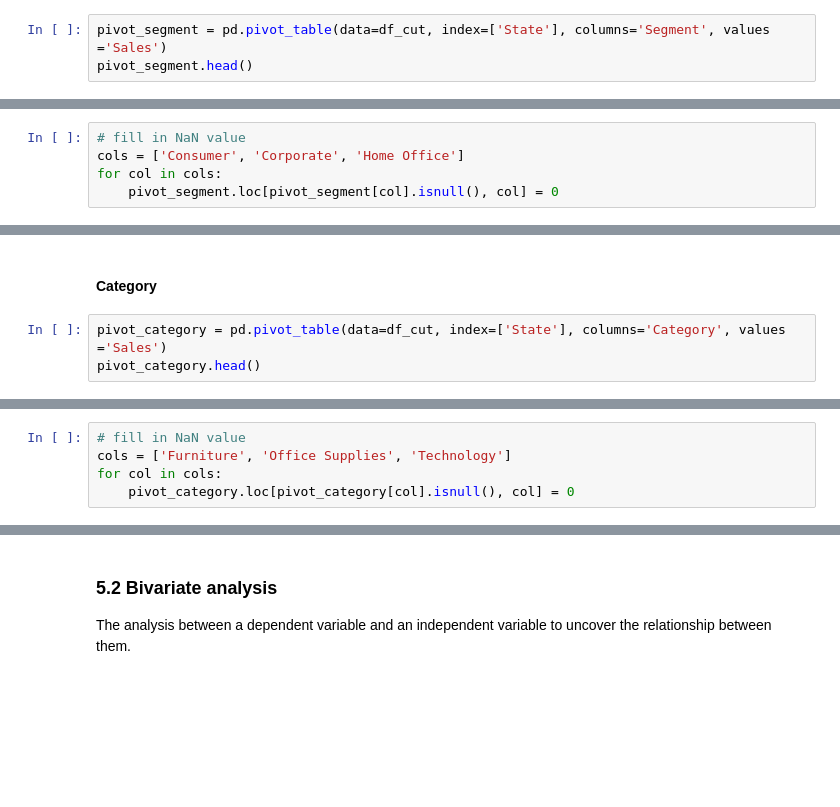
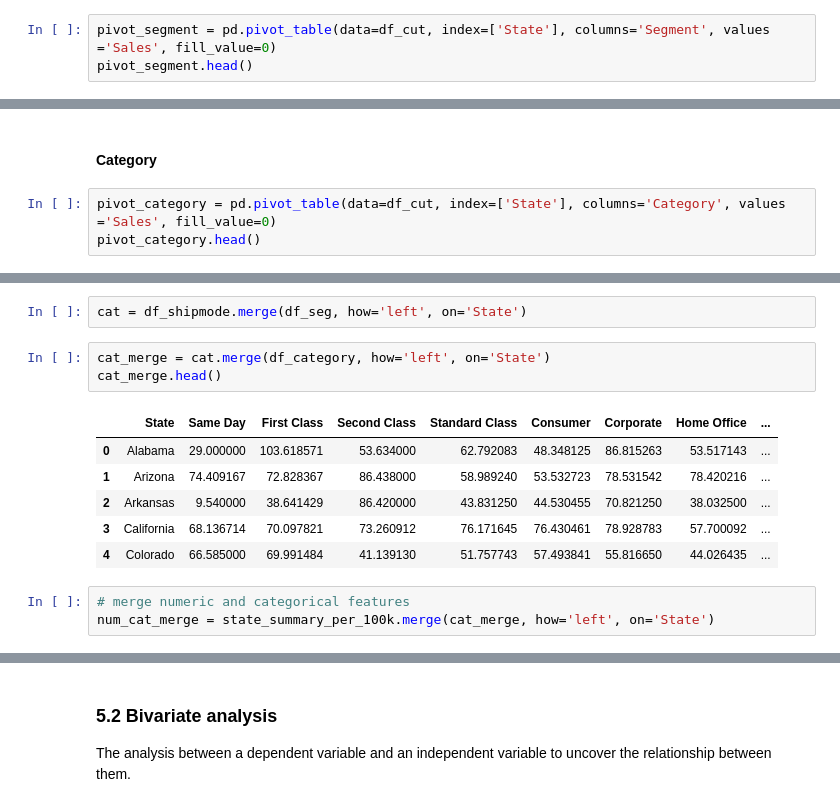
Before and after one commit to livia360/Captone_project2, a Jupyter notebook: Part1_data_wrangling_and_EDA.ipynb, the cells around one changed output, grey strips where cells are left out. Saved outputs shown, nothing was run; the diff lists cells and outputs as text; blank space fills up the shorter version.

```diff
--- a/Part1_data_wrangling_and_EDA.ipynb
+++ b/Part1_data_wrangling_and_EDA.ipynb
@@ -770,5 +911,5 @@ df_shipmode.head()
 # %% [markdown]
 #### Segment
 # %%
-pivot_segment = pd.pivot_table(data=df_cut, index=['State'], columns='Segment', values ='Sales')
+pivot_segment = pd.pivot_table(data=df_cut, index=['State'], columns='Segment', values ='Sales', fill_value=0)
 pivot_segment.head()
@@ -775,8 +924,3 @@ pivot_segment.head()
-# %%
-# fill in NaN value
-cols = ['Consumer', 'Corporate', 'Home Office']
-for col in cols:
-    pivot_segment.loc[pivot_segment[col].isnull(), col] = 0
 # %%
 df_seg = pivot_segment.reset_index()[['State', 'Consumer', 'Corporate', 'Home Office']]
 df_seg.head()
@@ -783,5 +934,5 @@ df_seg.head()
 # %% [markdown]
 #### Category
 # %%
-pivot_category = pd.pivot_table(data=df_cut, index=['State'], columns='Category', values ='Sales')
+pivot_category = pd.pivot_table(data=df_cut, index=['State'], columns='Category', values ='Sales', fill_value=0)
 pivot_category.head()
@@ -790,8 +947,3 @@ pivot_category.head()
-# %%
-# fill in NaN value
-cols = ['Furniture', 'Office Supplies', 'Technology']
-for col in cols:
-    pivot_category.loc[pivot_category[col].isnull(), col] = 0
 # %%
 df_category = pivot_category.reset_index()[['State', 'Furniture', 'Office Supplies', 'Technology']]
 df_category.head()
@@ -797,0 +967,15 @@ df_category.head()
+# %%
+cat = df_shipmode.merge(df_seg, how='left', on='State')
+# %%
+cat_merge = cat.merge(df_category, how='left', on='State')
+cat_merge.head()
+# %% [output]
+|  | State | Same Day | First Class | Second Class | Standard Class | Consumer | Corporate | Home Office | ... |
+| 0 | Alabama | 29.000000 | 103.618571 | 53.634000 | 62.792083 | 48.348125 | 86.815263 | 53.517143 | ... |
+| 1 | Arizona | 74.409167 | 72.828367 | 86.438000 | 58.989240 | 53.532723 | 78.531542 | 78.420216 | ... |
+| 2 | Arkansas | 9.540000 | 38.641429 | 86.420000 | 43.831250 | 44.530455 | 70.821250 | 38.032500 | ... |
+| 3 | California | 68.136714 | 70.097821 | 73.260912 | 76.171645 | 76.430461 | 78.928783 | 57.700092 | ... |
+| 4 | Colorado | 66.585000 | 69.991484 | 41.139130 | 51.757743 | 57.493841 | 55.816650 | 44.026435 | ... |
+# %%
+# merge numeric and categorical features
+num_cat_merge = state_summary_per_100k.merge(cat_merge, how='left', on='State')
```
Also changed, not shown: parts of 35 cells of this notebook.
